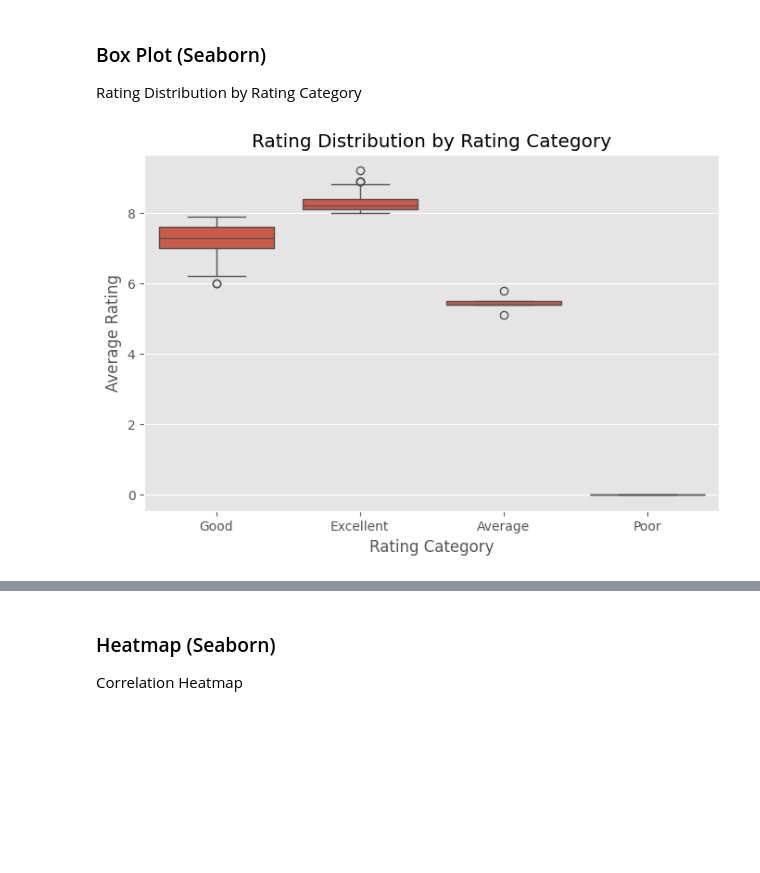
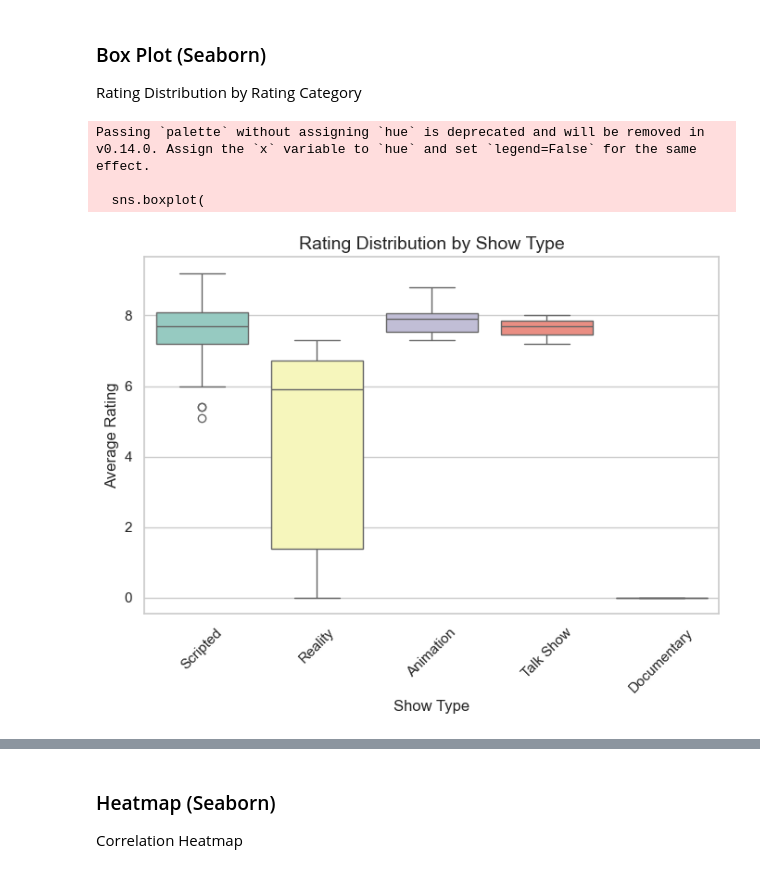
Before and after one commit to MaharjanSumit-59/AI_Data_Internship, a Jupyter notebook: week_6(Data_Visualization)/Task_1/task1.ipynb, the cells around one changed output, grey strips where cells are left out. Drawn from its saved outputs; the diff is of its cells as text; code cells hidden in the pictures; blank space fills up the shorter version.

```diff
--- a/week_6(Data_Visualization)/Task_1/task1.ipynb
+++ b/week_6(Data_Visualization)/Task_1/task1.ipynb
@@ -155,18 +285,32 @@ plt.show()
 ### Box Plot (Seaborn)
 Rating Distribution by Rating Category
 # %%
-plt.figure(figsize=(8,5))
+# Set style
+sns.set_style("whitegrid")
 
+# Create figure
+plt.figure(figsize=(8, 5))
+
+# Boxplot: Rating Average by Show Type
 sns.boxplot(
     data=df,
-    x="rating_category",
-    y="rating_average"
+    x="type",
+    y="rating_average",
+    palette="Set3"
 )
 
-plt.title("Rating Distribution by Rating Category")
-plt.xlabel("Rating Category")
-plt.ylabel("Average Rating")
+# Titles and labels
+plt.title("Rating Distribution by Show Type", fontsize=14)
+plt.xlabel("Show Type", fontsize=12)
+plt.ylabel("Average Rating", fontsize=12)
 
+# Rotate labels if needed
+plt.xticks(rotation=45)
+
+# Show plot
 plt.show()
 # %% [output]
+Passing `palette` without assigning `hue` is deprecated and will be removed in v0.14.0. Assign the `x` variable to `hue` and set `legend=False` for the same effect.
+
+  sns.boxplot(
-[figure, old version]
+[figure, new version]
```
Also changed, not shown: parts of 13 cells of this notebook.
